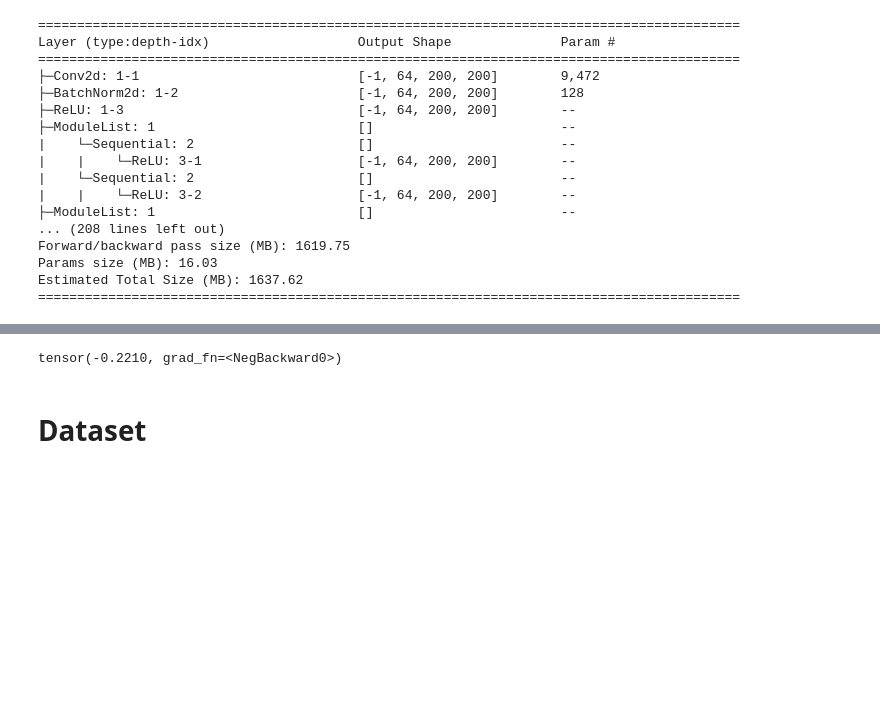
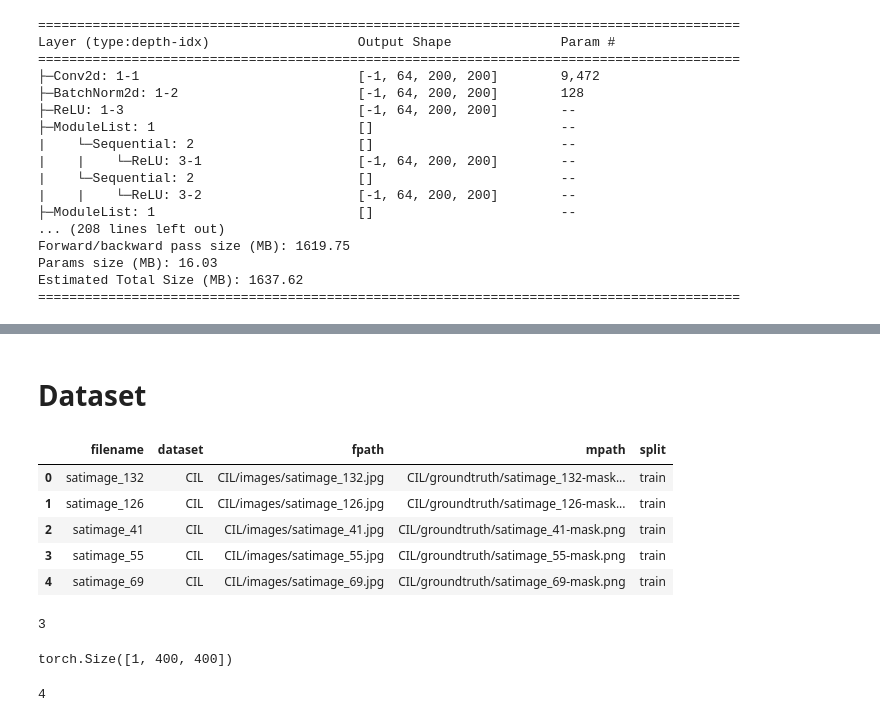
Before and after one commit to veichta/cil-road-segmentation, a Jupyter notebook: notebooks/spin_exploration.ipynb, the cells around one changed output, grey strips where cells are left out. Saved outputs shown, nothing was run; the diff lists cells and outputs as text; code cells hidden in the pictures; blank space fills up the shorter version.

```diff
--- a/notebooks/spin_exploration.ipynb
+++ b/notebooks/spin_exploration.ipynb
@@ -86,7 +65,2 @@ torch.Size([8, 400, 400])
-# %%
-loss = criterion(outputs[3], mask)
-loss
-# %% [output]
-tensor(-0.2210, grad_fn=<NegBackward0>)
 # %% [markdown]
 # Dataset
@@ -349,0 +180,17 @@ class DeepGlobeDataset(RoadDataset):
+# %%
+class arg:
+    data_path = '/Users/alexanderveicht/Desktop/Coding/cil-road-segmentation.nosync/data/big-dataset'
+    weight_miou = 2
+    weight_vec = 1
+args = arg()
+
+df = pd.read_csv(os.path.join(args.data_path, "dataset.csv"))
+df = df[df.dataset == "CIL"]
+df.head()
+# %% [output]
+|  | filename | dataset | fpath | mpath | split |
+| 0 | satimage_132 | CIL | CIL/images/satimage_132.jpg | CIL/groundtruth/satimage_132-mask... | train |
+| 1 | satimage_126 | CIL | CIL/images/satimage_126.jpg | CIL/groundtruth/satimage_126-mask... | train |
+| 2 | satimage_41 | CIL | CIL/images/satimage_41.jpg | CIL/groundtruth/satimage_41-mask.png | train |
+| 3 | satimage_55 | CIL | CIL/images/satimage_55.jpg | CIL/groundtruth/satimage_55-mask.png | train |
+| 4 | satimage_69 | CIL | CIL/images/satimage_69.jpg | CIL/groundtruth/satimage_69-mask.png | train |
@@ -349,0 +199,5 @@ class DeepGlobeDataset(RoadDataset):
+# %%
+data = rds.__getitem__(2)
+len(data)
+# %% [output]
+3
@@ -349,0 +209,9 @@ class DeepGlobeDataset(RoadDataset):
+# %%
+label[-1].shape
+# %% [output]
+torch.Size([1, 400, 400])
+# %%
+pred_mask, pred_vec = model(img)
+len(pred_mask)
+# %% [output]
+4
```
Also changed, not shown: parts of 13 cells of this notebook, 7 other files.
